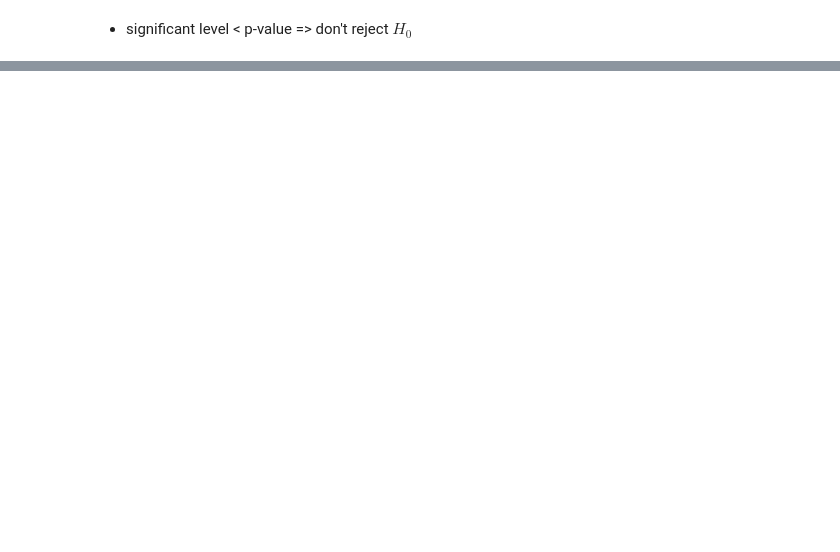
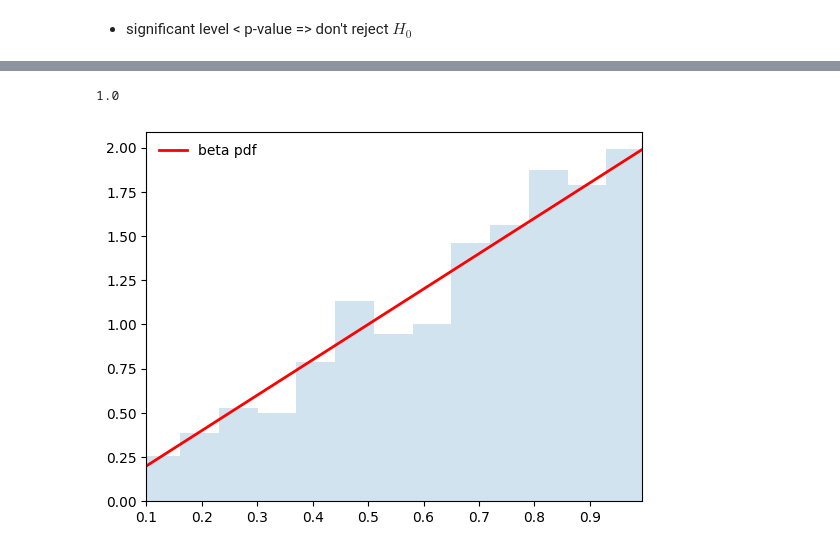
Before and after one commit to trungviet17/Probability_and_Statistic_Simulate_by_Python, a Jupyter notebook: Probability/Simple_Distribution.ipynb, the cells around one changed output, grey strips where cells are left out. Saved outputs shown, nothing was run; the diff lists cells and outputs as text; code cells hidden in the pictures; blank space fills up the shorter version.

```diff
--- a/Probability/Simple_Distribution.ipynb
+++ b/Probability/Simple_Distribution.ipynb
@@ -135,0 +203,20 @@ print(chis_test)
+# %%
+from scipy.stats import beta
+x = beta (1,1)
+print(x.cdf(1))
+# %% [output]
+1.0
+# %%
+fig, ax = plt.subplots(1,1)
+alpha = 2
+b = 1
+x = np.linspace(beta.ppf(0.01, alpha, b), beta.ppf(0.99, alpha, b), 100)
+ax.plot(x, beta.pdf(x, alpha, b), 'r-', lw = 2, label = 'beta pdf')
+
+r = beta.rvs(alpha, b, size = 1000)
+ax.hist(r, density = True, bins = "auto", histtype='stepfilled', alpha = 0.2)
+ax.set_xlim([x[0], x[-1]])
+ax.legend(loc='best', frameon=False)
+plt.show()
+# %% [output]
+[figure, added]
```
Also changed, not shown: parts of 23 cells of this notebook, 3 other files.
